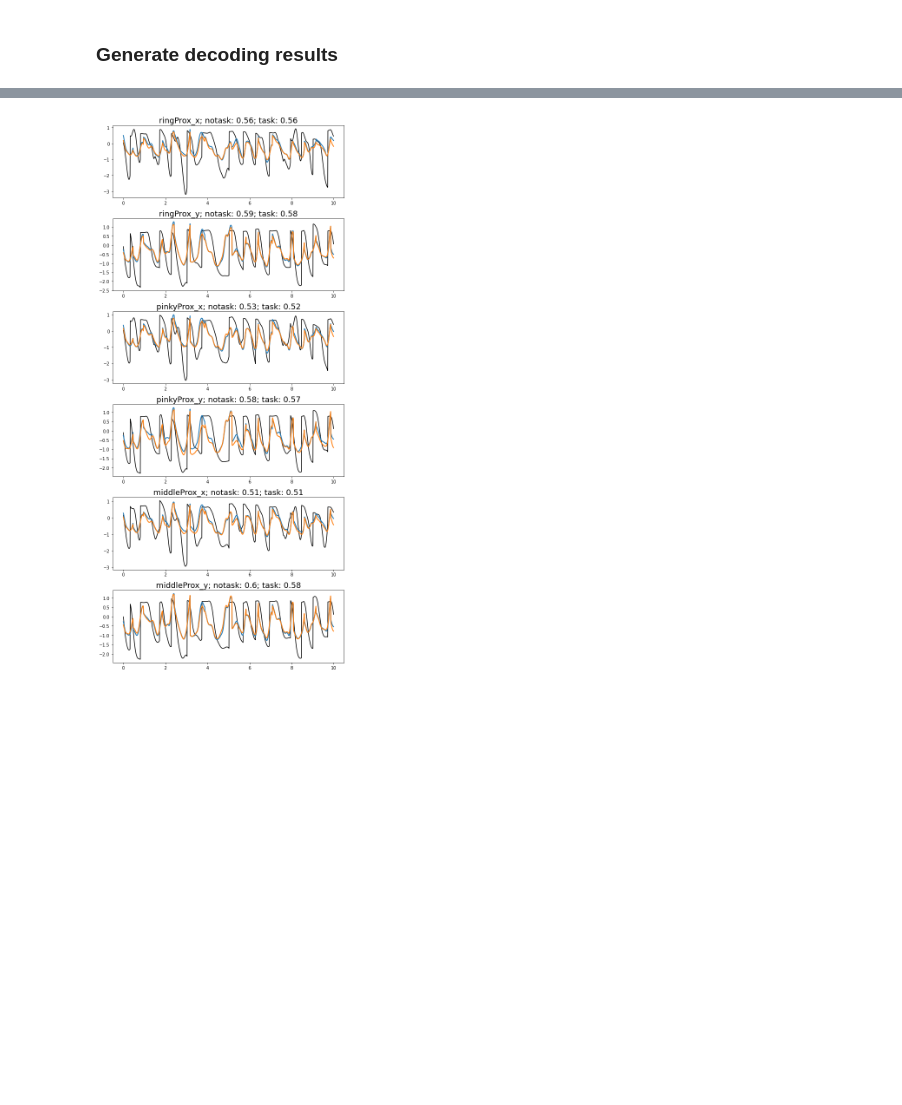
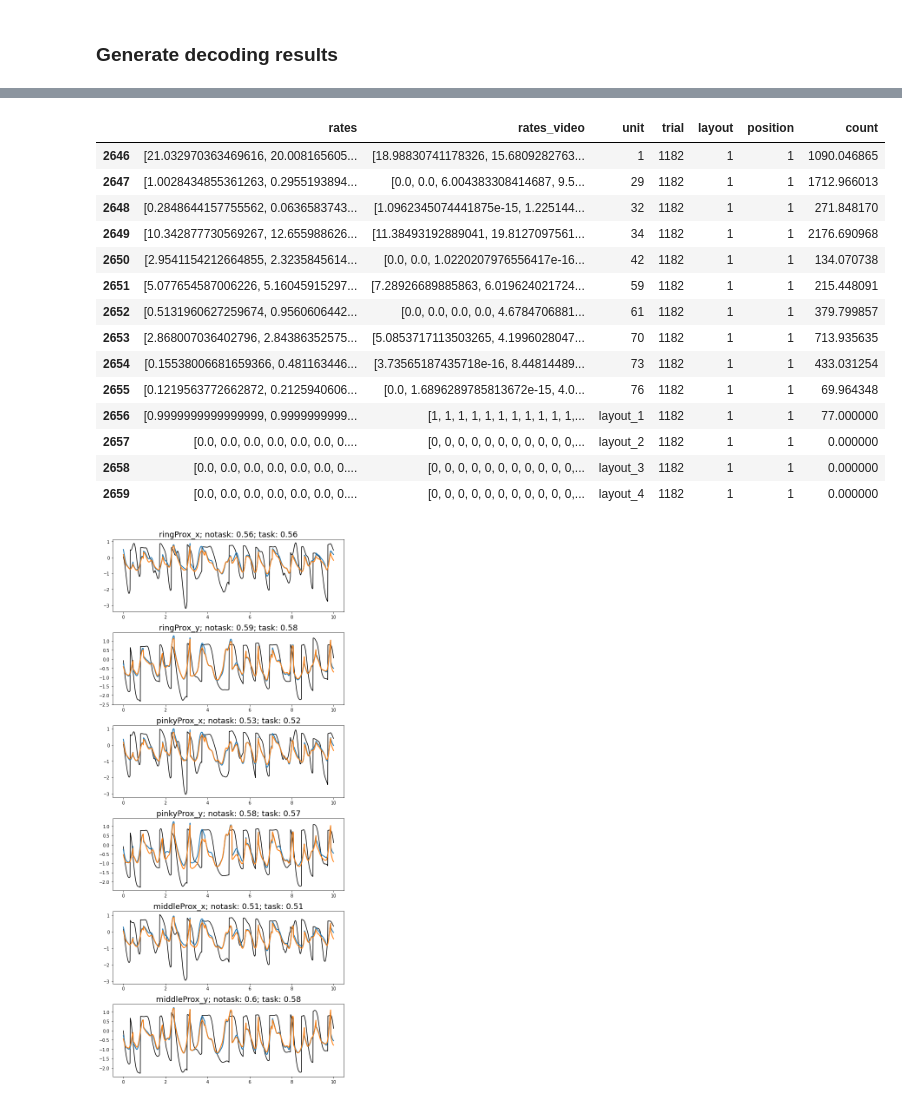
Before and after one commit to ntolley/SEE_decoding, a Jupyter notebook: notebooks/movement_decoding_rnn.ipynb, the cells around one changed output, grey strips where cells are left out. Saved outputs shown, nothing was run; the diff lists cells and outputs as text; code cells hidden in the pictures; blank space fills up the shorter version.

```diff
--- a/notebooks/movement_decoding_rnn.ipynb
+++ b/notebooks/movement_decoding_rnn.ipynb
@@ -90,6 +84,6 @@ See the caveats in the documentation: https://pandas.pydata.org/pandas-docs/stab
 # %%
 # Remove trials where marker velocity exceeds 3x std
-outlier_thresh = 3
+outlier_thresh = 6
 velocity_std = np.concatenate(wrist_df['posData'].map(np.diff).values).std()
 outlier_mask = wrist_df['posData'].map(np.diff).apply(
     lambda x: np.any(np.abs(x - np.mean(x)) > outlier_thresh * velocity_std))
@@ -521,3 +569,21 @@ y_test_data = testing_set[:][1][:,-1,:].detach().cpu().numpy()
+# %%
+neural_df[neural_df['trial'] == 1182]
+# %% [output]
+|  | rates | rates_video | unit | trial | layout | position | count |
+| 2646 | [21.032970363469616, 20.008165605... | [18.98830741178326, 15.6809282763... | 1 | 1182 | 1 | 1 | 1090.046865 |
+| 2647 | [1.0028434855361263, 0.2955193894... | [0.0, 0.0, 6.004383308414687, 9.5... | 29 | 1182 | 1 | 1 | 1712.966013 |
+| 2648 | [0.2848644157755562, 0.0636583743... | [1.0962345074441875e-15, 1.225144... | 32 | 1182 | 1 | 1 | 271.848170 |
+| 2649 | [10.342877730569267, 12.655988626... | [11.38493192889041, 19.8127097561... | 34 | 1182 | 1 | 1 | 2176.690968 |
+| 2650 | [2.9541154212664855, 2.3235845614... | [0.0, 0.0, 1.0220207976556417e-16... | 42 | 1182 | 1 | 1 | 134.070738 |
+| 2651 | [5.077654587006226, 5.16045915297... | [7.28926689885863, 6.019624021724... | 59 | 1182 | 1 | 1 | 215.448091 |
+| 2652 | [0.5131960627259674, 0.9560606442... | [0.0, 0.0, 0.0, 0.0, 4.6784706881... | 61 | 1182 | 1 | 1 | 379.799857 |
+| 2653 | [2.868007036402796, 2.84386352575... | [5.0853717113503265, 4.1996028047... | 70 | 1182 | 1 | 1 | 713.935635 |
+| 2654 | [0.15538006681659366, 0.481163446... | [3.73565187435718e-16, 8.44814489... | 73 | 1182 | 1 | 1 | 433.031254 |
+| 2655 | [0.1219563772662872, 0.2125940606... | [0.0, 1.6896289785813672e-15, 4.0... | 76 | 1182 | 1 | 1 | 69.964348 |
+| 2656 | [0.9999999999999999, 0.9999999999... | [1, 1, 1, 1, 1, 1, 1, 1, 1, 1, 1,... | layout_1 | 1182 | 1 | 1 | 77.000000 |
+| 2657 | [0.0, 0.0, 0.0, 0.0, 0.0, 0.0, 0.... | [0, 0, 0, 0, 0, 0, 0, 0, 0, 0, 0,... | layout_2 | 1182 | 1 | 1 | 0.000000 |
+| 2658 | [0.0, 0.0, 0.0, 0.0, 0.0, 0.0, 0.... | [0, 0, 0, 0, 0, 0, 0, 0, 0, 0, 0,... | layout_3 | 1182 | 1 | 1 | 0.000000 |
+| 2659 | [0.0, 0.0, 0.0, 0.0, 0.0, 0.0, 0.... | [0, 0, 0, 0, 0, 0, 0, 0, 0, 0, 0,... | layout_4 | 1182 | 1 | 1 | 0.000000 |
 # %%
 tstart = 0
 bounds = np.arange(tstart, tstart + 1000)
```
Also changed, not shown: parts of 12 cells of this notebook, 1 other file.
